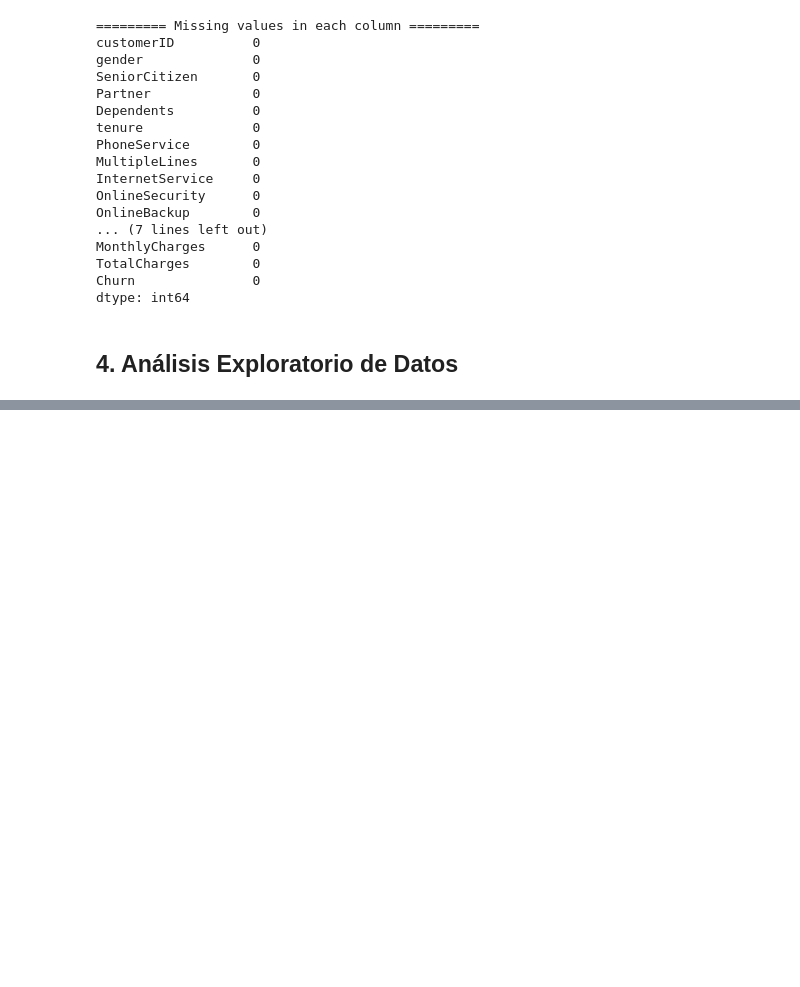
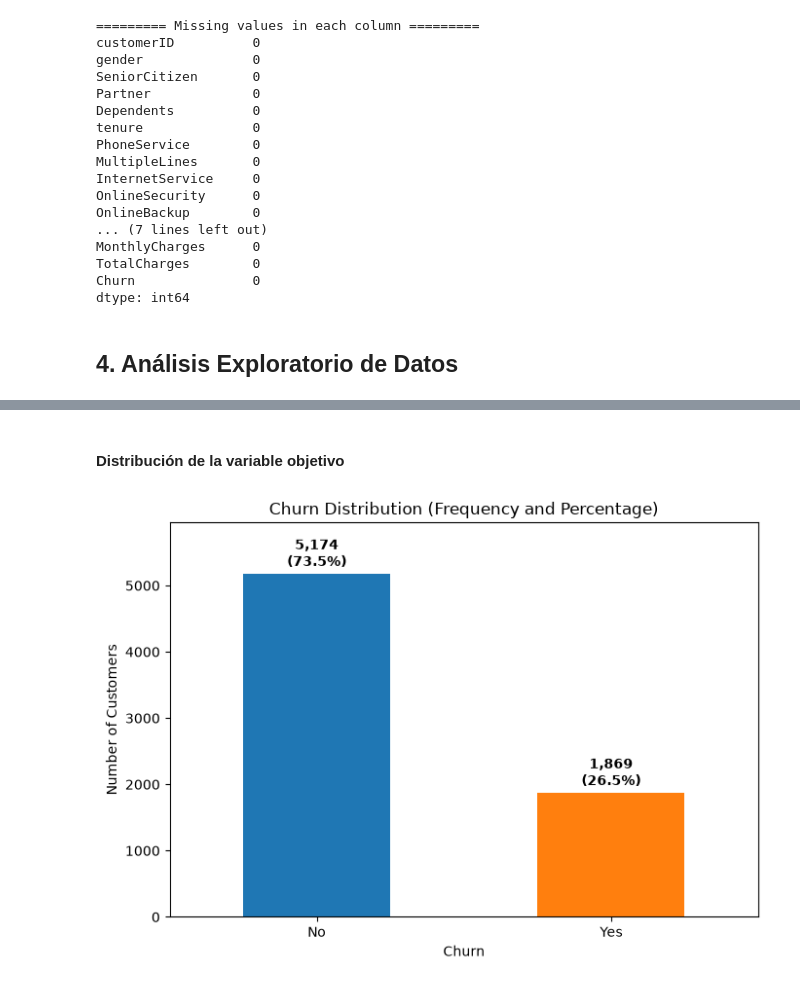
Before and after one commit to josue-rdgzcb/customer-churn-prediction-and-segmentation, a Jupyter notebook: notebooks/01_data_exploration.ipynb, the cells around one changed output, grey strips where cells are left out. Drawn from its saved outputs; the diff is of its cells as text; code cells hidden in the pictures; blank space fills up the shorter version.

Commit message:
feat(notebook): add target variable analysis section

```diff
--- a/notebooks/01_data_exploration.ipynb
+++ b/notebooks/01_data_exploration.ipynb
@@ -205,0 +239,39 @@ Los hallazgos obtenidos durante esta etapa servirán como base para la selecció
+# %% [markdown]
+#### Distribución de la variable objetivo
+# %%
+# Calculate counts and percentages ensuring matching indices
+churn_counts = df["Churn"].value_counts()
+churn_percentages = df["Churn"].value_counts(normalize=True).mul(100)
+
+# Initialize a single plot figure
+fig, ax = plt.subplots(figsize=(7, 5))
+
+# Plot absolute frequencies
+churn_counts.plot(kind="bar", ax=ax, color=["#1f77b4", "#ff7f0e"])
+ax.set_title("Churn Distribution (Frequency and Percentage)")
+ax.set_xlabel("Churn")
+ax.set_ylabel("Number of Customers")
+ax.tick_params(axis="x", rotation=0)
+
+# Annotate bars with both absolute count and percentage values
+for i, label in enumerate(churn_counts.index):
+    count = churn_counts[label]
+    pct = churn_percentages[label]
+
+    ax.text(
+        i,
+        count + (churn_counts.max() * 0.01),
+        f"{count:,}\n({pct:.1f}%)",
+        ha="center",
+        va="bottom",
+        fontsize=10,
+        fontweight="bold"
+    )
+
+# Adjust y-axis limit to prevent label clipping
+ax.set_ylim(0, churn_counts.max() * 1.15)
+
+plt.tight_layout()
+plt.show()
+# %% [output]
+[figure, added]
```
Also changed, not shown: parts of 16 cells of this notebook.
